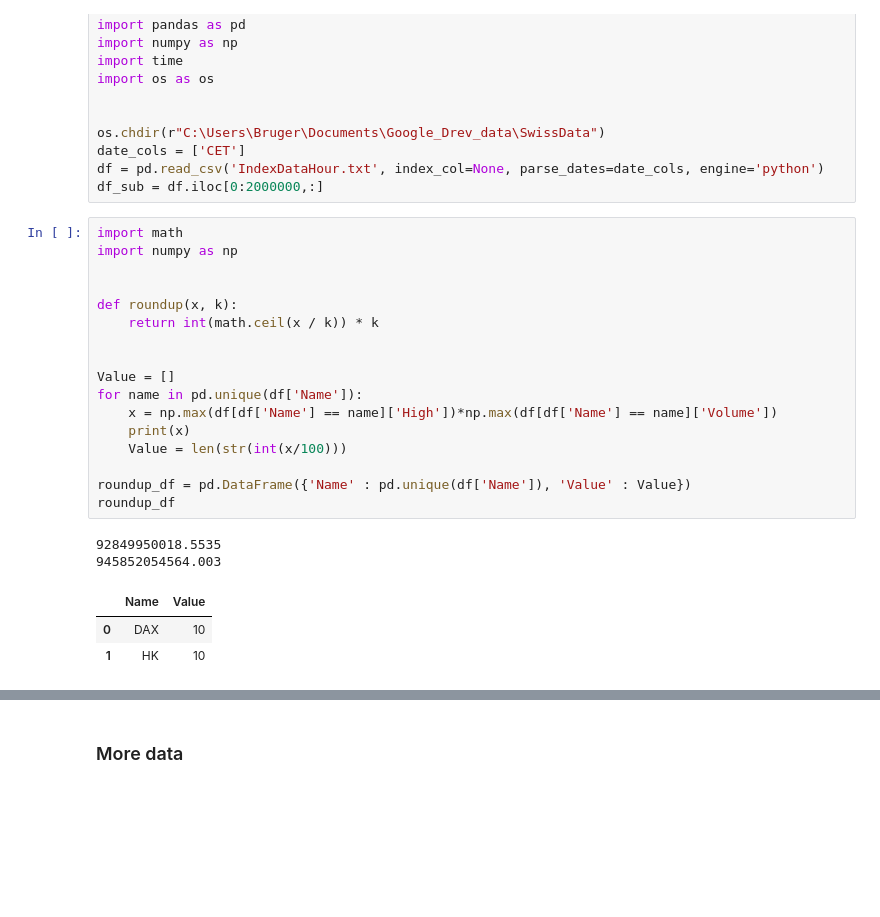
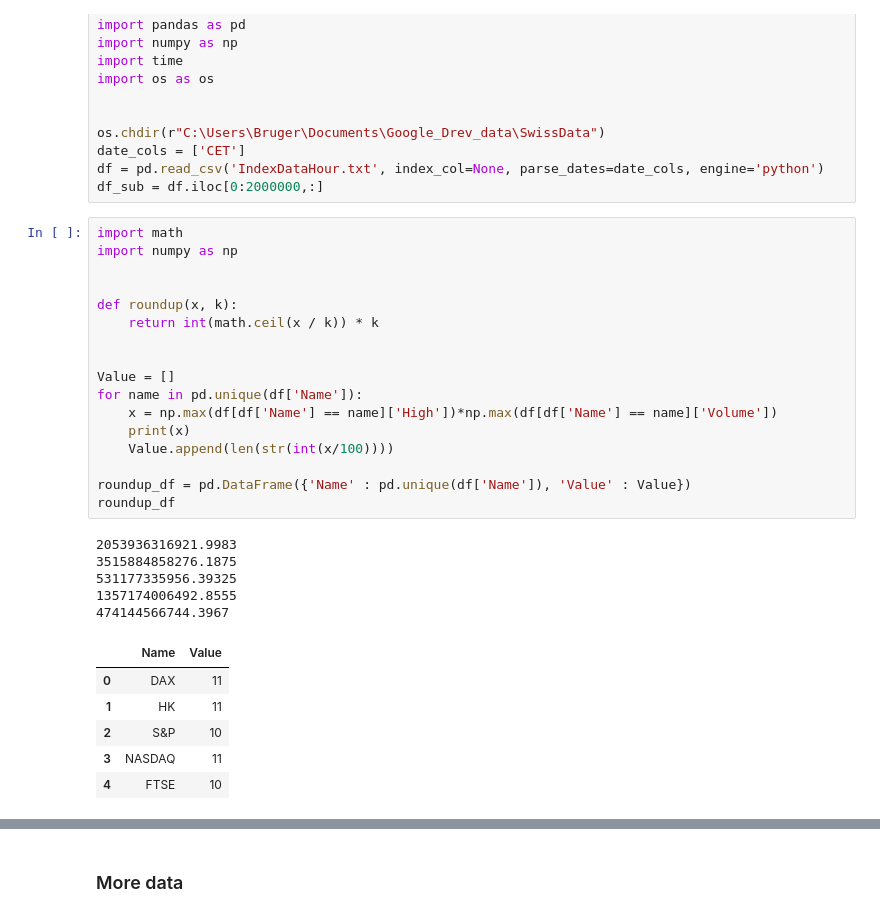
Before and after one commit to frederikzobbe/Machine-Learning-in-Finance, a Jupyter notebook: Make_dollarbars_function.ipynb, the cells around one changed output, grey strips where cells are left out. Saved outputs shown, nothing was run; the diff lists cells and outputs as text; blank space fills up the shorter version.

```diff
--- a/Make_dollarbars_function.ipynb
+++ b/Make_dollarbars_function.ipynb
@@ -61,23 +61,29 @@ df_sub = df.iloc[0:2000000,:]
 # %%
 import math
 import numpy as np
 
 
 def roundup(x, k):
     return int(math.ceil(x / k)) * k
 
 
 Value = []
 for name in pd.unique(df['Name']):
     x = np.max(df[df['Name'] == name]['High'])*np.max(df[df['Name'] == name]['Volume'])
     print(x)
-    Value = len(str(int(x/100)))
+    Value.append(len(str(int(x/100))))
 
 roundup_df = pd.DataFrame({'Name' : pd.unique(df['Name']), 'Value' : Value})
 roundup_df
 # %% [output]
-92849950018.5535
-945852054564.003
+2053936316921.9983
+3515884858276.1875
+531177335956.39325
+1357174006492.8555
+474144566744.3967
 |  | Name | Value |
-| 0 | DAX | 10 |
-| 1 | HK | 10 |
+| 0 | DAX | 11 |
+| 1 | HK | 11 |
+| 2 | S&P | 10 |
+| 3 | NASDAQ | 11 |
+| 4 | FTSE | 10 |
```
Also changed, not shown: parts of 10 cells of this notebook.
